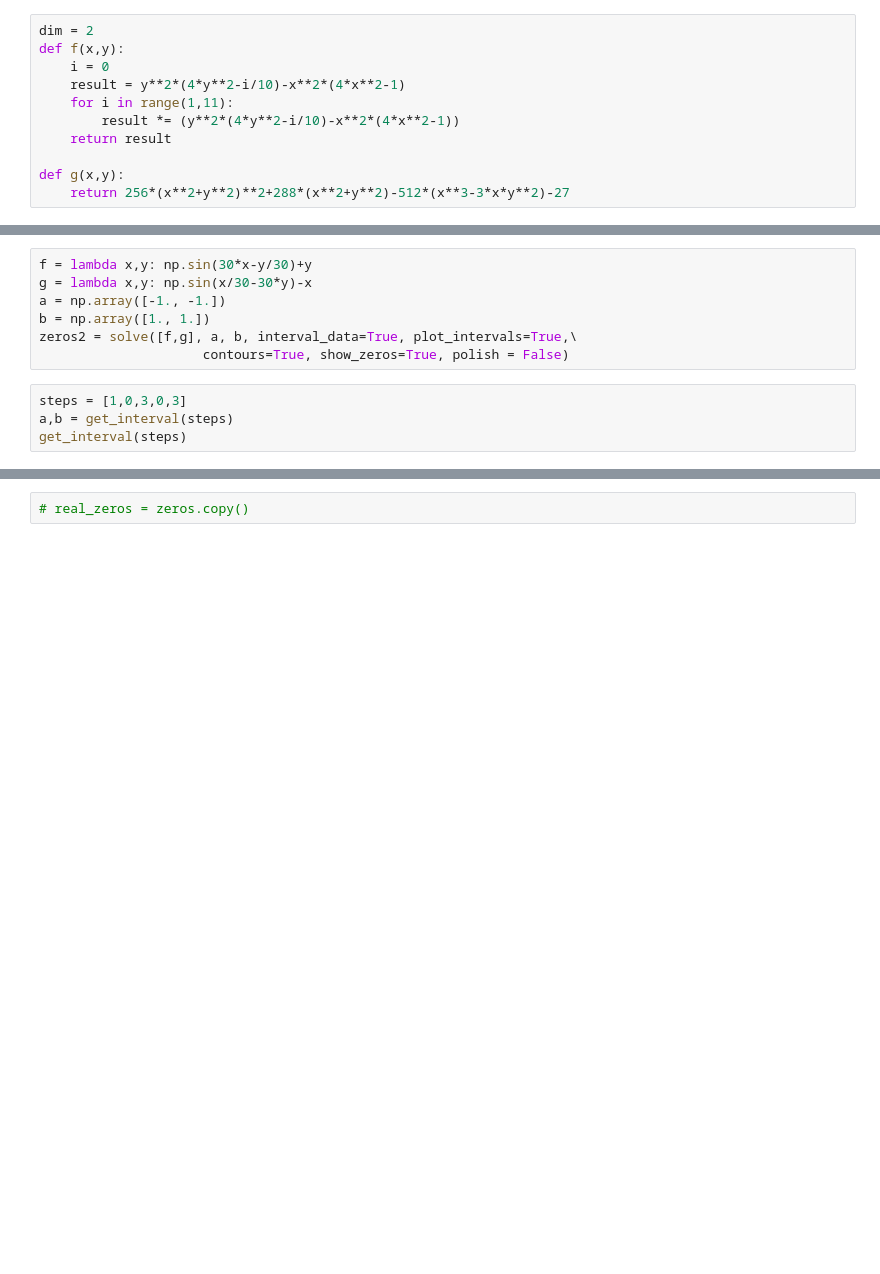
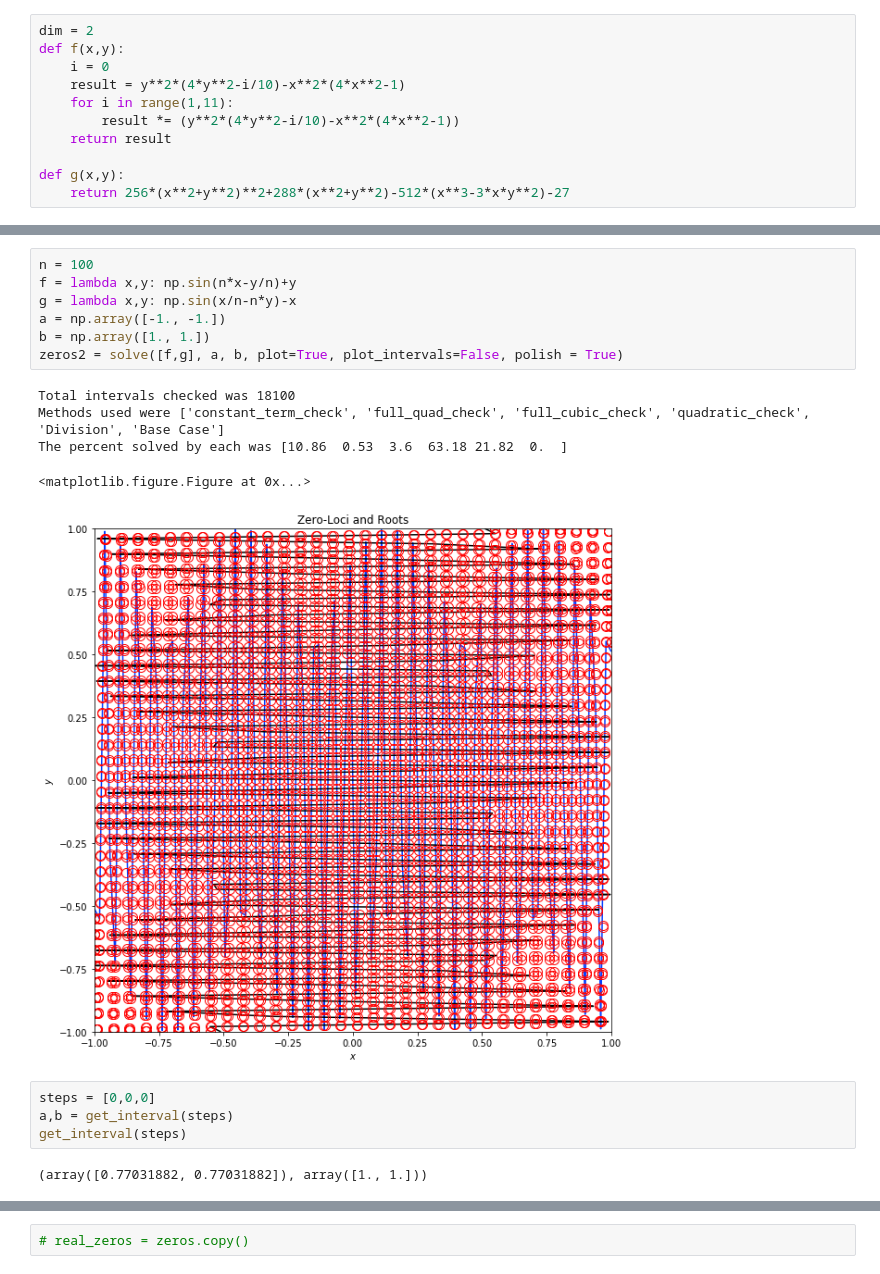
Before and after one commit to tylerjarvis/RootFinding, a Jupyter notebook: TestStuff.ipynb, the cells around one changed output, grey strips where cells are left out. Drawn from its saved outputs; the diff is of its cells as text; blank space fills up the shorter version.

```diff
--- a/TestStuff.ipynb
+++ b/TestStuff.ipynb
@@ -353,12 +349,20 @@ Interval -  [-0.9855355  -0.01794103] [-0.98106087 -0.01436061]
 # %%
-f = lambda x,y: np.sin(30*x-y/30)+y
-g = lambda x,y: np.sin(x/30-30*y)-x
+n = 100
+f = lambda x,y: np.sin(n*x-y/n)+y
+g = lambda x,y: np.sin(x/n-n*y)-x
 a = np.array([-1., -1.])
 b = np.array([1., 1.])
-zeros2 = solve([f,g], a, b, interval_data=True, plot_intervals=True,\
-                     contours=True, show_zeros=True, polish = False)
+zeros2 = solve([f,g], a, b, plot=True, plot_intervals=False, polish = True)
+# %% [output]
+Total intervals checked was 18100
+Methods used were ['constant_term_check', 'full_quad_check', 'full_cubic_check', 'quadratic_check', 'Division', 'Base Case']
+The percent solved by each was [10.86  0.53  3.6  63.18 21.82  0.  ]
+<matplotlib.figure.Figure at 0x...>
+[figure, added]
 # %%
-steps = [1,0,3,0,3]
+steps = [0,0,0]
 a,b = get_interval(steps)
 get_interval(steps)
+# %% [output]
+(array([0.77031882, 0.77031882]), array([1., 1.]))
 # %%
```
Also changed, not shown: parts of 16 cells of this notebook, 3 other files.
